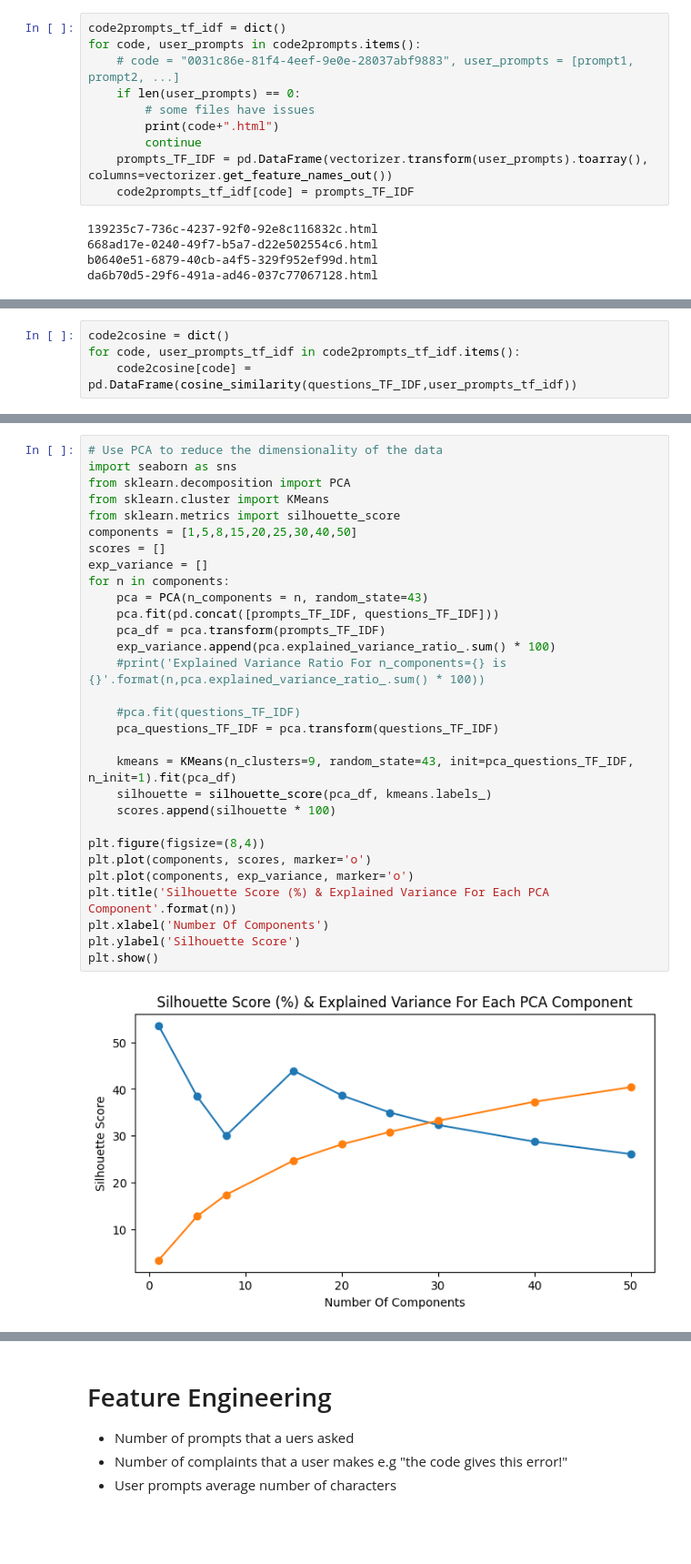
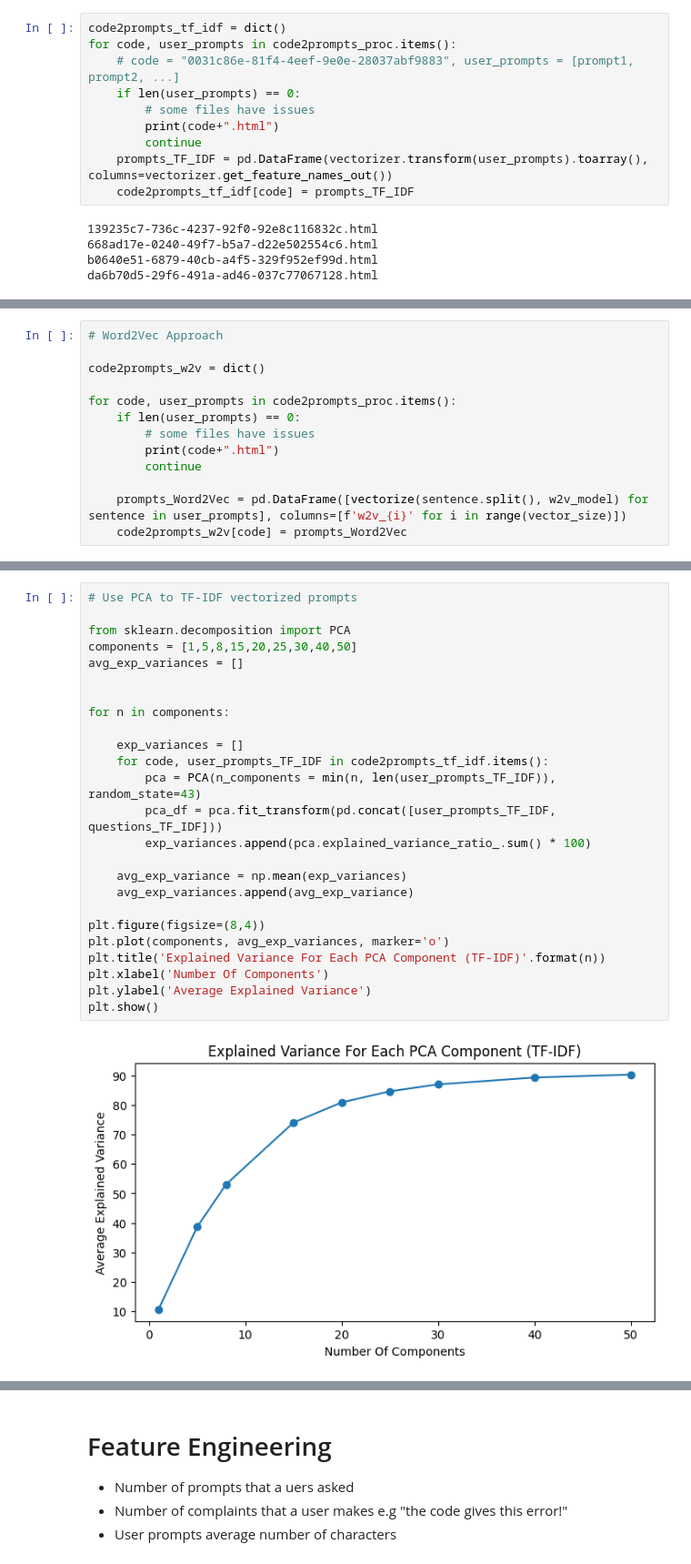
Before and after one commit to salihnuman/CS412_Project, a Jupyter notebook: hw_score_predict.ipynb, the cells around one changed output, grey strips where cells are left out. Shown at 91% size. Cells and saved outputs as stored; diff of their text form; blank space fills up the shorter version.

```diff
--- a/hw_score_predict.ipynb
+++ b/hw_score_predict.ipynb
@@ -195,6 +385,6 @@ questions_TF_IDF.head()
 # %%
 code2prompts_tf_idf = dict()
-for code, user_prompts in code2prompts.items():
+for code, user_prompts in code2prompts_proc.items():
     # code = "0031c86e-81f4-4eef-9e0e-28037abf9883", user_prompts = [prompt1, prompt2, ...]
     if len(user_prompts) == 0:
         # some files have issues
@@ -224,4 +409,0 @@ code2prompts_tf_idf["089eb66d-4c3a-4f58-b98f-a3774a2efb34"].shape
-# %%
-code2cosine = dict()
-for code, user_prompts_tf_idf in code2prompts_tf_idf.items():
-    code2cosine[code] = pd.DataFrame(cosine_similarity(questions_TF_IDF,user_prompts_tf_idf))
@@ -285,0 +427,13 @@ prompts_TF_IDF.head()
+# %%
+# Word2Vec Approach
+
+code2prompts_w2v = dict()
+
+for code, user_prompts in code2prompts_proc.items():
+    if len(user_prompts) == 0:
+        # some files have issues
+        print(code+".html")
+        continue
+
+    prompts_Word2Vec = pd.DataFrame([vectorize(sentence.split(), w2v_model) for sentence in user_prompts], columns=[f'w2v_{i}' for i in range(vector_size)])
+    code2prompts_w2v[code] = prompts_Word2Vec
@@ -286,32 +451,27 @@ prompts_TF_IDF.head()
 # %%
-# Use PCA to reduce the dimensionality of the data
-import seaborn as sns
+# Use PCA to TF-IDF vectorized prompts
+
 from sklearn.decomposition import PCA
-from sklearn.cluster import KMeans
-from sklearn.metrics import silhouette_score
 components = [1,5,8,15,20,25,30,40,50]
-scores = []
-exp_variance = []
+avg_exp_variances = []
+
+
 for n in components:
-    pca = PCA(n_components = n, random_state=43)
-    pca.fit(pd.concat([prompts_TF_IDF, questions_TF_IDF]))
-    pca_df = pca.transform(prompts_TF_IDF)
-    exp_variance.append(pca.explained_variance_ratio_.sum() * 100)
-    #print('Explained Variance Ratio For n_components={} is {}'.format(n,pca.explained_variance_ratio_.sum() * 100))
 
-    #pca.fit(questions_TF_IDF)
-    pca_questions_TF_IDF = pca.transform(questions_TF_IDF)
+    exp_variances = []
+    for code, user_prompts_TF_IDF in code2prompts_tf_idf.items():
+        pca = PCA(n_components = min(n, len(user_prompts_TF_IDF)), random_state=43)
+        pca_df = pca.fit_transform(pd.concat([user_prompts_TF_IDF, questions_TF_IDF]))
+        exp_variances.append(pca.explained_variance_ratio_.sum() * 100)
 
-    kmeans = KMeans(n_clusters=9, random_state=43, init=pca_questions_TF_IDF, n_init=1).fit(pca_df)
-    silhouette = silhouette_score(pca_df, kmeans.labels_)
-    scores.append(silhouette * 100)
+    avg_exp_variance = np.mean(exp_variances)
+    avg_exp_variances.append(avg_exp_variance)
 
 plt.figure(figsize=(8,4))
-plt.plot(components, scores, marker='o')
-plt.plot(components, exp_variance, marker='o')
-plt.title('Silhouette Score (%) & Explained Variance For Each PCA Component'.format(n))
+plt.plot(components, avg_exp_variances, marker='o')
+plt.title('Explained Variance For Each PCA Component (TF-IDF)'.format(n))
 plt.xlabel('Number Of Components')
-plt.ylabel('Silhouette Score')
+plt.ylabel('Average Explained Variance')
 plt.show()
 # %% [output]
-[figure, old version]
+[figure, new version]
```
Also changed, not shown: parts of 110 cells of this notebook.
